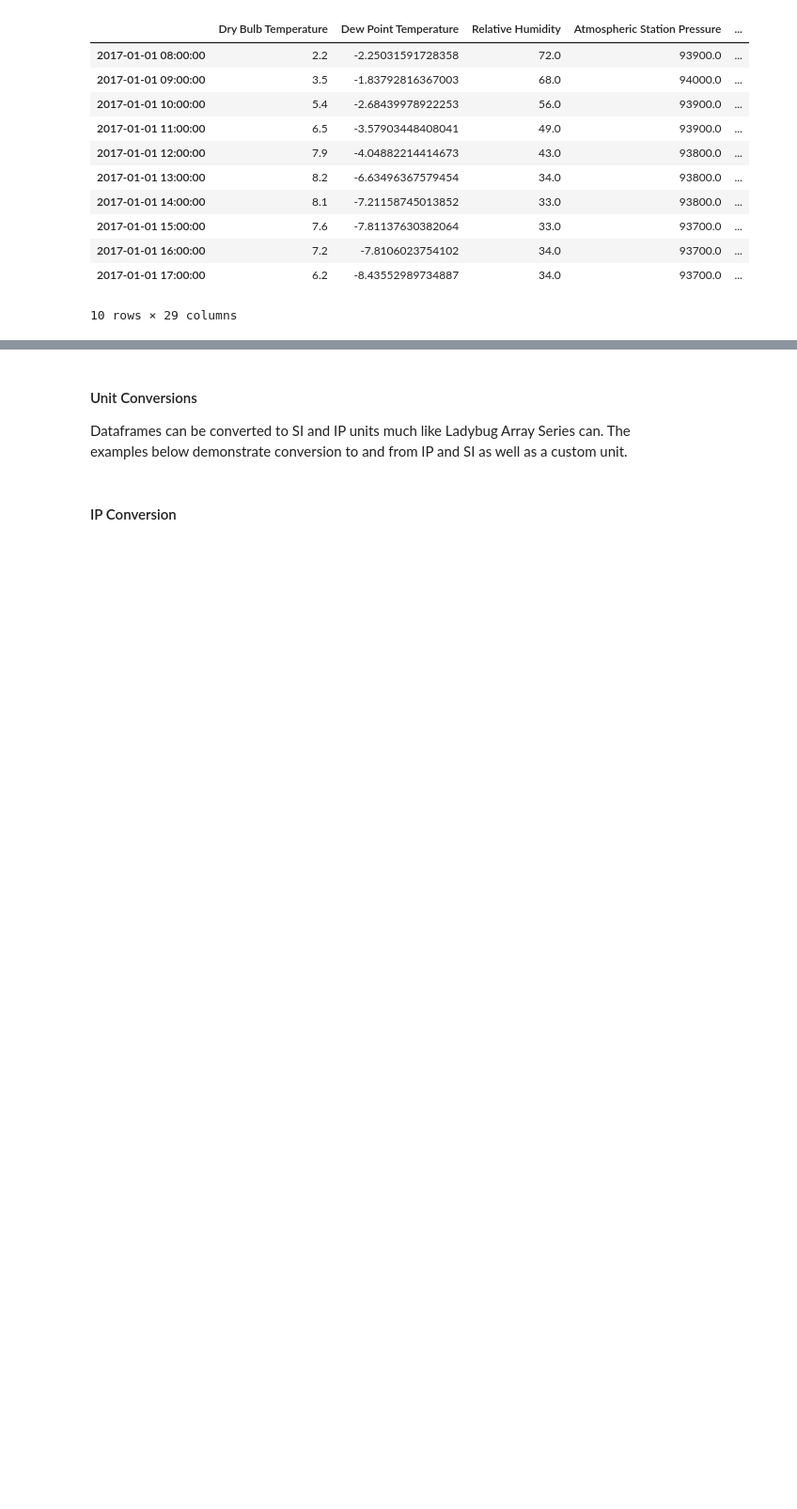
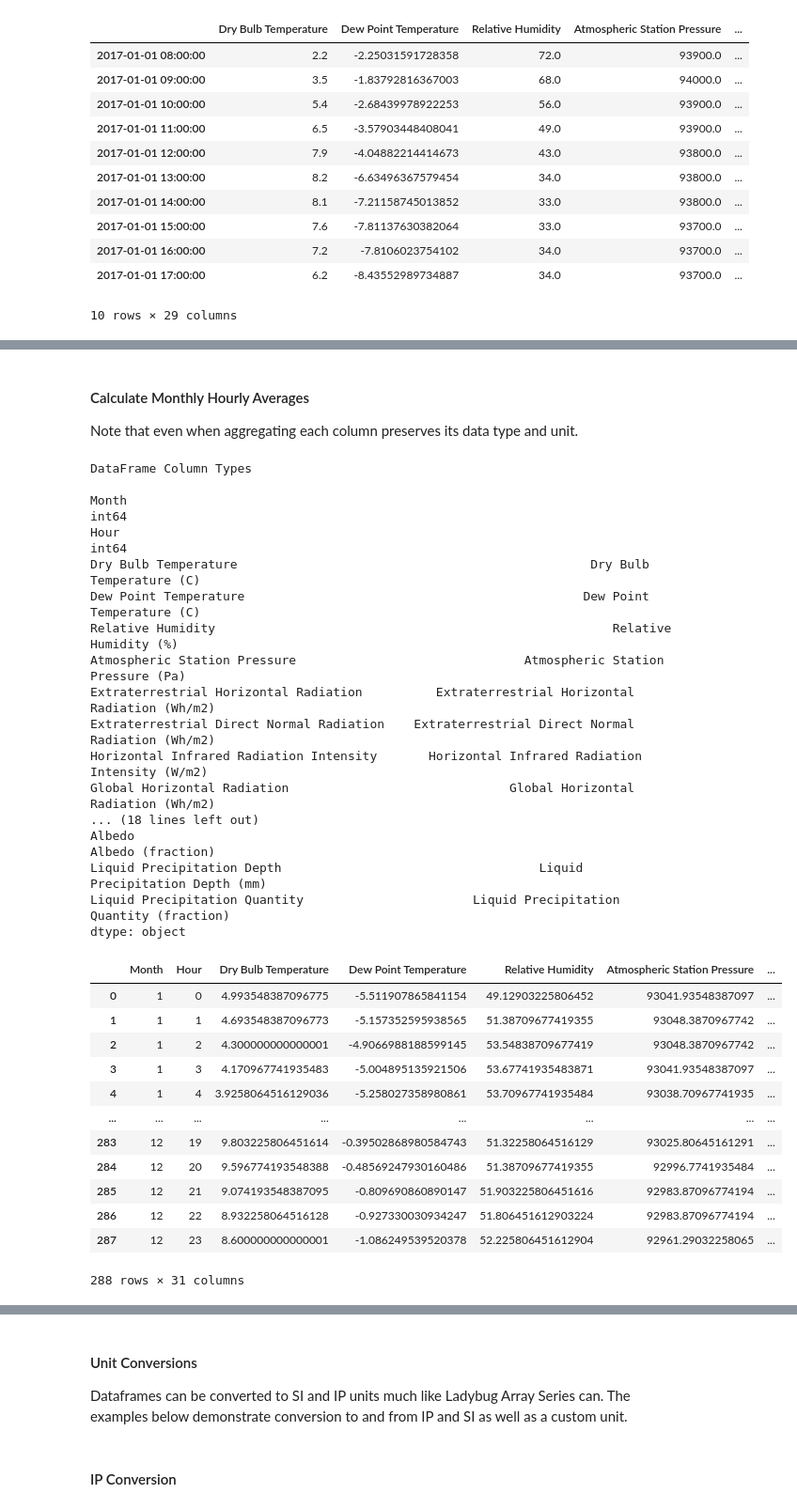
Before and after one commit to ladybug-tools/ladybug-pandas, a Jupyter notebook: examples/Working With Ladybug Arrays.ipynb, the cells around one changed output, grey strips where cells are left out. Shown at 94% size. Saved outputs shown, nothing was run; the diff lists cells and outputs as text; code cells hidden in the pictures; blank space fills up the shorter version.

```diff
--- a/examples/Working With Ladybug Arrays.ipynb
+++ b/examples/Working With Ladybug Arrays.ipynb
@@ -226,0 +252,43 @@ dtype: object
+# %% [markdown]
+#### Calculate Monthly Hourly Averages
+
+Note that even when aggregating each column preserves its data type and unit.
+# %%
+df_agg = df.groupby([df.index.month, df.index.hour]).mean().reset_index().rename(columns={'level_0': 'Month', 'level_1': 'Hour'})
+
+print("DataFrame Column Types")
+print()
+print(df_agg.dtypes)
+
+df_agg
+# %% [output]
+DataFrame Column Types
+
+Month                                                                                  int64
+Hour                                                                                   int64
+Dry Bulb Temperature                                                Dry Bulb Temperature (C)
+Dew Point Temperature                                              Dew Point Temperature (C)
+Relative Humidity                                                      Relative Humidity (%)
+Atmospheric Station Pressure                               Atmospheric Station Pressure (Pa)
+Extraterrestrial Horizontal Radiation          Extraterrestrial Horizontal Radiation (Wh/m2)
+Extraterrestrial Direct Normal Radiation    Extraterrestrial Direct Normal Radiation (Wh/m2)
+Horizontal Infrared Radiation Intensity       Horizontal Infrared Radiation Intensity (W/m2)
+Global Horizontal Radiation                              Global Horizontal Radiation (Wh/m2)
+... (18 lines left out)
+Albedo                                                                     Albedo (fraction)
+Liquid Precipitation Depth                                   Liquid Precipitation Depth (mm)
+Liquid Precipitation Quantity                       Liquid Precipitation Quantity (fraction)
+dtype: object
+|  | Month | Hour | Dry Bulb Temperature | Dew Point Temperature | Relative Humidity | Atmospheric Station Pressure | ... |
+| 0 | 1 | 0 | 4.993548387096775 | -5.511907865841154 | 49.12903225806452 | 93041.93548387097 | ... |
+| 1 | 1 | 1 | 4.693548387096773 | -5.157352595938565 | 51.38709677419355 | 93048.3870967742 | ... |
+| 2 | 1 | 2 | 4.300000000000001 | -4.9066988188599145 | 53.54838709677419 | 93048.3870967742 | ... |
+| 3 | 1 | 3 | 4.170967741935483 | -5.004895135921506 | 53.67741935483871 | 93041.93548387097 | ... |
+| 4 | 1 | 4 | 3.9258064516129036 | -5.258027358980861 | 53.70967741935484 | 93038.70967741935 | ... |
+| ... | ... | ... | ... | ... | ... | ... | ... |
+| 283 | 12 | 19 | 9.803225806451614 | -0.39502868980584743 | 51.32258064516129 | 93025.80645161291 | ... |
+| 284 | 12 | 20 | 9.596774193548388 | -0.48569247930160486 | 51.38709677419355 | 92996.7741935484 | ... |
+| 285 | 12 | 21 | 9.074193548387095 | -0.809690860890147 | 51.903225806451616 | 92983.87096774194 | ... |
+| 286 | 12 | 22 | 8.932258064516128 | -0.927330030934247 | 51.806451612903224 | 92983.87096774194 | ... |
+| 287 | 12 | 23 | 8.600000000000001 | -1.086249539520378 | 52.225806451612904 | 92961.29032258065 | ... |
+288 rows × 31 columns
```
Also changed, not shown: parts of 23 cells of this notebook.
